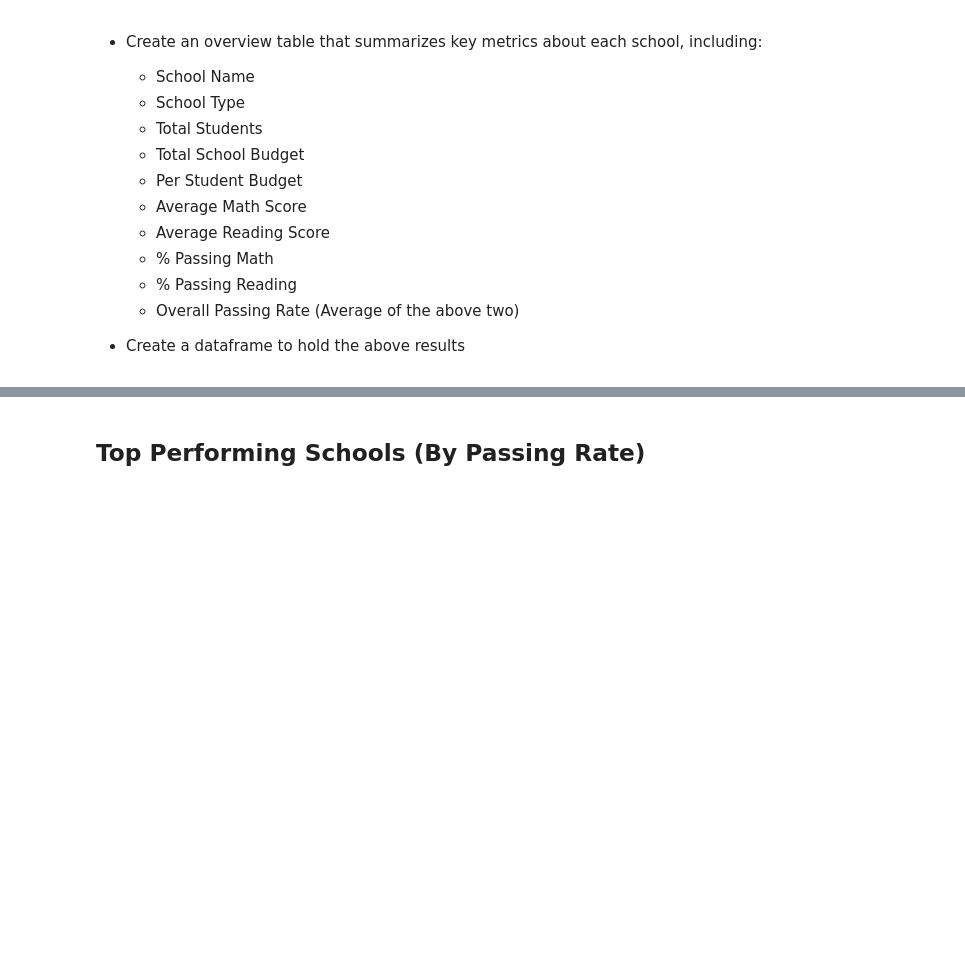
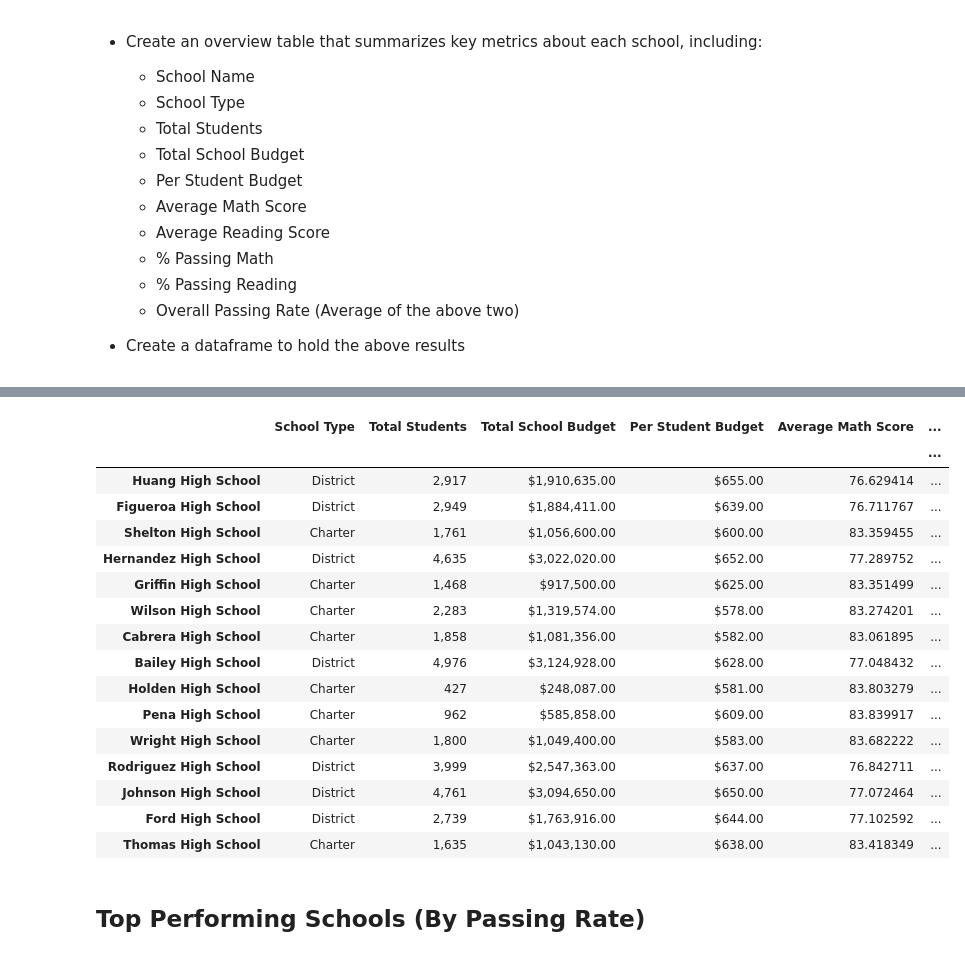
Before and after one commit to reedkm/pandas-citySchools, a Jupyter notebook: PyCitySchools_starter.ipynb, the cells around one changed output, grey strips where cells are left out. Cells and saved outputs as stored; diff of their text form; code cells hidden in the pictures; blank space fills up the shorter version.

Commit message:
Working on Average math/reading scores by grade

```diff
--- a/PyCitySchools_starter.ipynb
+++ b/PyCitySchools_starter.ipynb
@@ -166,17 +140,20 @@ school_detail_group.describe()
 # %%
 #Average Math Score
 #Average Reading Score
-avgResults_group = school_detail.groupby('school_name').agg({'school_name':'count', 'math_score':'mean', 'reading_score':'mean'}).rename(columns={'school_name':'Total Scores', 'math_score':'Avg Math', 'reading_score':'Avg Reading'})
-#count_group = school_detail.groupby('school_name').count()
+avgResults_group = school_detail.groupby('school_name').agg({'school_name':'count', 'math_score':'mean', 'reading_score':'mean'}).rename(columns={'school_name':'Total Students', 'math_score':'Average Math Score', 'reading_score':'Average Reading Score'})
+count_group = school_detail.groupby('school_name').count()
 
 #% Passing Math
-#readP = readPass[readPass['reading_score'] >= 70].count()
-#readP = readP.values
-#readingPercentage = readP / student_count * 100
-######avgResults_group['% Passing Math'] = avgResults_group[avgResults_group['math_score'] >= 70.count()]
+PassingMath = school_detail[school_detail['math_score'] >= 70].groupby('school_name')['math_score'].count()
+avgResults_group['% Passing Math'] = PassingMath / (avgResults_group['Total Students']) * 100
 
+#% Passing Reading
+PassingReading = school_detail[school_detail['reading_score'] >= 70].groupby('school_name')['reading_score'].count()
+avgResults_group['% Passing Reading'] = PassingReading / (avgResults_group['Total Students']) * 100
+#school_readP = school_readP.values
 
 #% Passing Reading
 #Overall Passing Rate (Average of the above two)
-avgResults_group['Overall Pass Percents'] = (avgResults_group['Avg Math'] + avgResults_group['Avg Reading']) / 2
-avgResults_group
+avgResults_group['Overall Passing Rate'] = (avgResults_group['Average Math Score'] + avgResults_group['Average Reading Score']) / 2
+
+#avgResults_group
@@ -185,3 +160,33 @@ SyntaxError: invalid syntax (<ipython-input-48-496899da4f89>, line 10)
+# %%
+# Create a dataframe to hold the above results
+school_details = pd.merge(school_data, avgResults_group, how="left", on=["school_name", "school_name"])
+school_details = school_details.drop('School ID', 1)
+school_details.set_index('school_name', inplace=True,)
+school_details.index.name = ""
+school_details.columns=['School Type', 'Total Students', 'Total School Budget', 'Per Student Budget', 'Average Math Score', 'Average Reading Score', '% Passing Math', '% Passing Reading', 'Overall Passing Rate']
+school_details["Per Student Budget"] = (school_details["Total School Budget"] / school_details["Total Students"])#.astype(float).map("${:,.2f}".format)
+school_details["Total Students"] = school_details["Total Students"].astype(float).map("{:,.0f}".format)
+school_details["Total School Budget"] = school_details["Total School Budget"].astype(float).map("${:,.2f}".format)
+school_details["Per Student Budget"] = school_details["Per Student Budget"].astype(float).map("${:,.2f}".format)
+school_details
+# %% [output]
+|  | School Type | Total Students | Total School Budget | Per Student Budget | Average Math Score | ... |
+|  |  |  |  |  |  | ... |
+| Huang High School | District | 2,917 | $1,910,635.00 | $655.00 | 76.629414 | ... |
+| Figueroa High School | District | 2,949 | $1,884,411.00 | $639.00 | 76.711767 | ... |
+| Shelton High School | Charter | 1,761 | $1,056,600.00 | $600.00 | 83.359455 | ... |
+| Hernandez High School | District | 4,635 | $3,022,020.00 | $652.00 | 77.289752 | ... |
+| Griffin High School | Charter | 1,468 | $917,500.00 | $625.00 | 83.351499 | ... |
+| Wilson High School | Charter | 2,283 | $1,319,574.00 | $578.00 | 83.274201 | ... |
+| Cabrera High School | Charter | 1,858 | $1,081,356.00 | $582.00 | 83.061895 | ... |
+| Bailey High School | District | 4,976 | $3,124,928.00 | $628.00 | 77.048432 | ... |
+| Holden High School | Charter | 427 | $248,087.00 | $581.00 | 83.803279 | ... |
+| Pena High School | Charter | 962 | $585,858.00 | $609.00 | 83.839917 | ... |
+| Wright High School | Charter | 1,800 | $1,049,400.00 | $583.00 | 83.682222 | ... |
+| Rodriguez High School | District | 3,999 | $2,547,363.00 | $637.00 | 76.842711 | ... |
+| Johnson High School | District | 4,761 | $3,094,650.00 | $650.00 | 77.072464 | ... |
+| Ford High School | District | 2,739 | $1,763,916.00 | $644.00 | 77.102592 | ... |
+| Thomas High School | Charter | 1,635 | $1,043,130.00 | $638.00 | 83.418349 | ... |
 # %% [markdown]
 ## Top Performing Schools (By Passing Rate)
 # %% [markdown]
```
Also changed, not shown: parts of 7 cells of this notebook.
